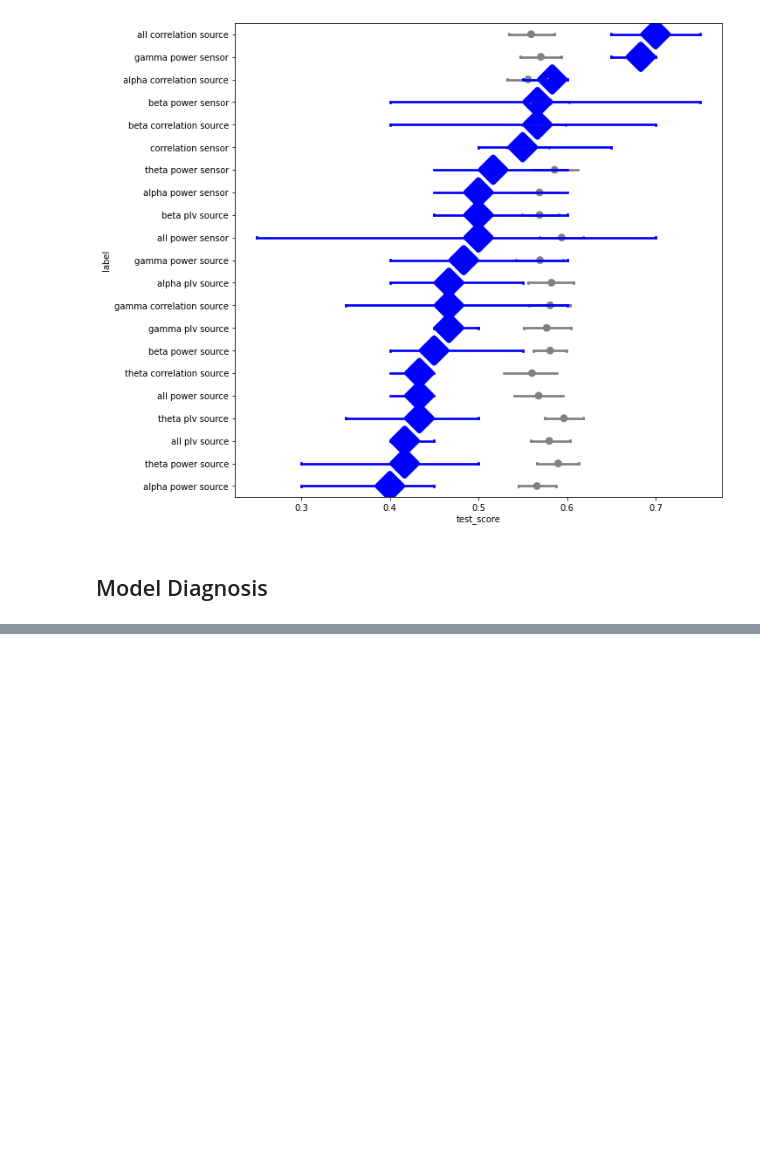
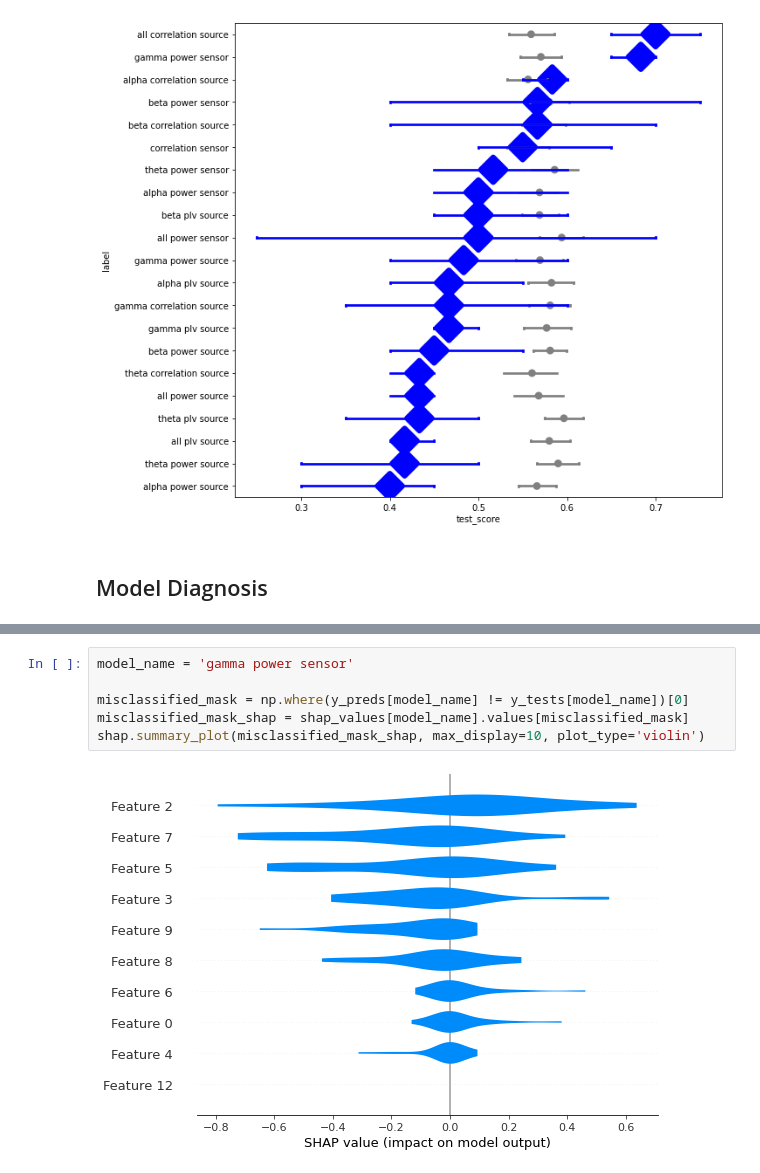
Before and after one commit to sycomix/SuggNet, a Jupyter notebook: notebooks/1 Classification.ipynb, the cells around one changed output, grey strips where cells are left out. Cells and saved outputs as stored; diff of their text form; blank space fills up the shorter version.

```diff
--- a/notebooks/1 Classification.ipynb
+++ b/notebooks/1 Classification.ipynb
@@ -199,0 +244,8 @@ plt.show()
+# %%
+model_name = 'gamma power sensor'
+
+misclassified_mask = np.where(y_preds[model_name] != y_tests[model_name])[0]
+misclassified_mask_shap = shap_values[model_name].values[misclassified_mask]
+shap.summary_plot(misclassified_mask_shap, max_display=10, plot_type='violin')
+# %% [output]
+[figure, added]
```
Also changed, not shown: parts of 4 cells of this notebook.
